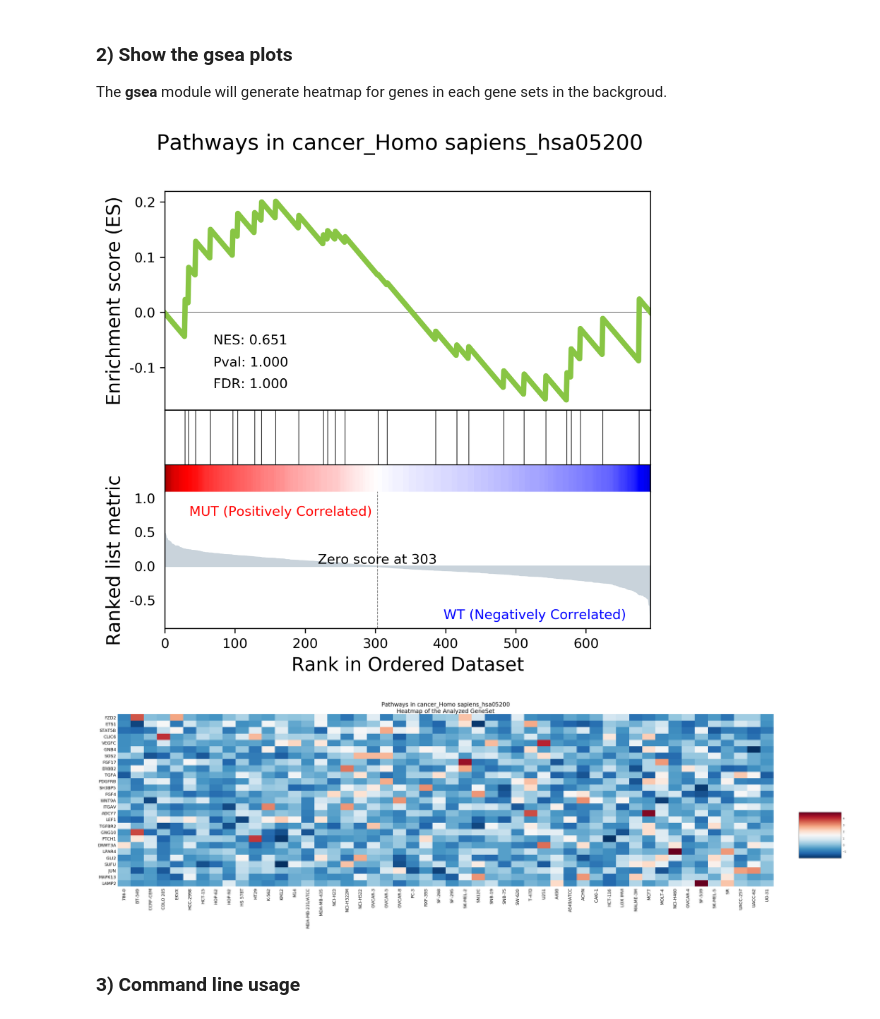
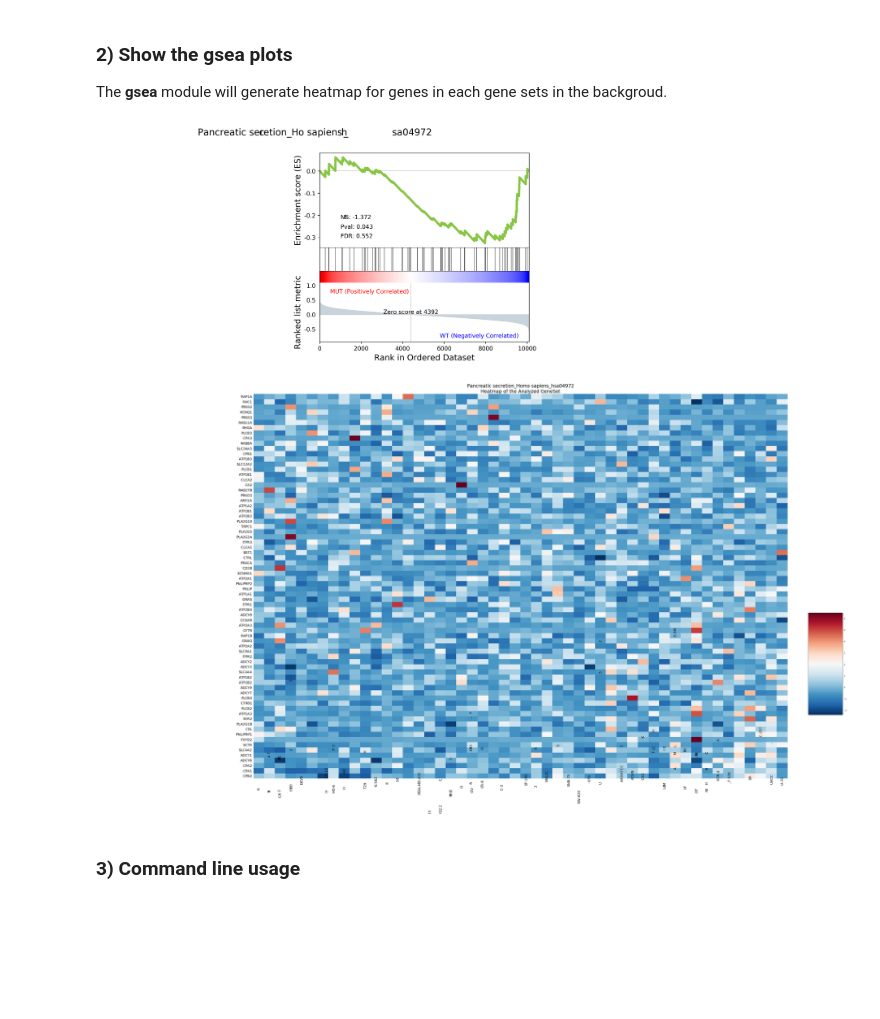
Before and after one commit to zqfang/GSEApy, a Jupyter notebook: docs/gseapy_example.ipynb, the cells around one changed output. Drawn from its saved outputs; the diff is of its cells as text; code cells hidden in the pictures; blank space fills up the shorter version.

```diff
--- a/docs/gseapy_example.ipynb
+++ b/docs/gseapy_example.ipynb
@@ -217,15 +251,15 @@ The **gsea** module will generate heatmap for genes in each gene sets in the bac
 # %%
 from IPython.display import Image
 
 #erich plot
-Image("./test/gsea_report/Pathways in cancer_Homo sapiens_hsa05200.gsea.png",width=650, height=600)
+Image("./test/gsea_report/Pancreatic secretion_Homo sapiens_hsa04972.gsea.png",width=650, height=600)
 # %% [output]
-[figure, old version]
+[figure, new version]
 # %%
 #corresponding heatmap
-Image("./test/gsea_report/Pathways in cancer_Homo sapiens_hsa05200.heatmap.png")
+Image("./test/gsea_report/Pancreatic secretion_Homo sapiens_hsa04972.heatmap.png")
 # %% [output]
-[figure, old version]
+[figure, new version]
 # %% [markdown]
 ### 3) Command line usage
 # %% [markdown]
```
Also changed, not shown: parts of 16 cells of this notebook.
